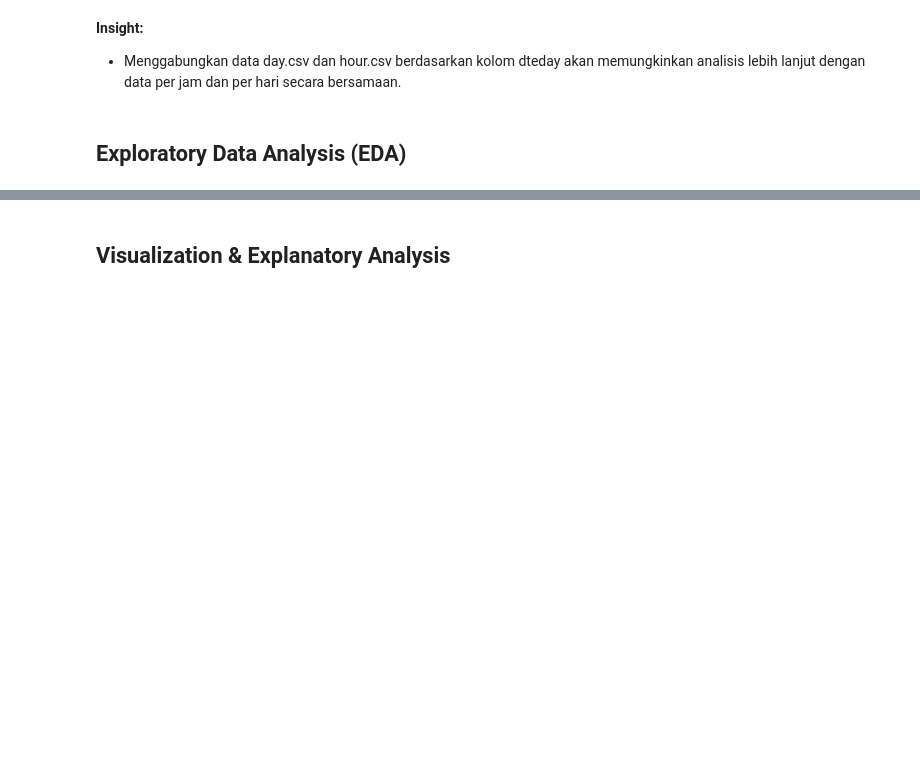
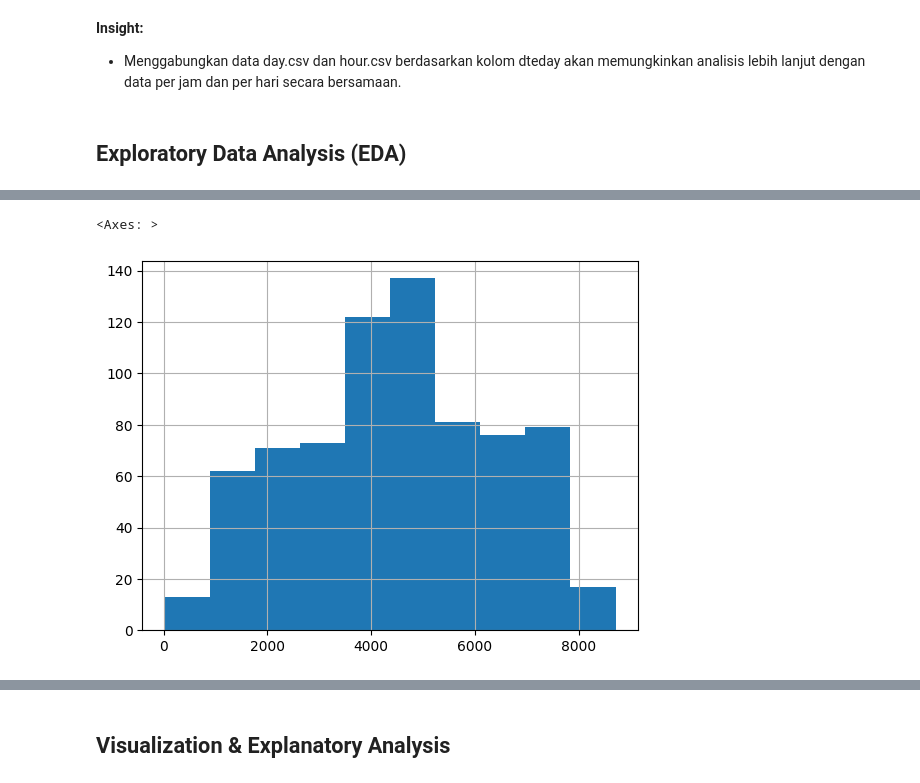
Before and after one commit to maulanycitra/Proyek-Analisis-Data-Dicoding, a Jupyter notebook: Proyek_Analisis_Data_Maulany_Citra_Pandini.ipynb, the cells around one changed output, grey strips where cells are left out. Saved outputs shown, nothing was run; the diff lists cells and outputs as text; code cells hidden in the pictures; blank space fills up the shorter version.

```diff
--- a/Proyek_Analisis_Data_Maulany_Citra_Pandini.ipynb
+++ b/Proyek_Analisis_Data_Maulany_Citra_Pandini.ipynb
@@ -230,0 +224,5 @@ Name: cnt_y, dtype: float64
+# %%
+df_day["cnt"].hist()
+# %% [output]
+<Axes: >
+[figure, added]
```
Also changed, not shown: parts of 39 cells of this notebook.
